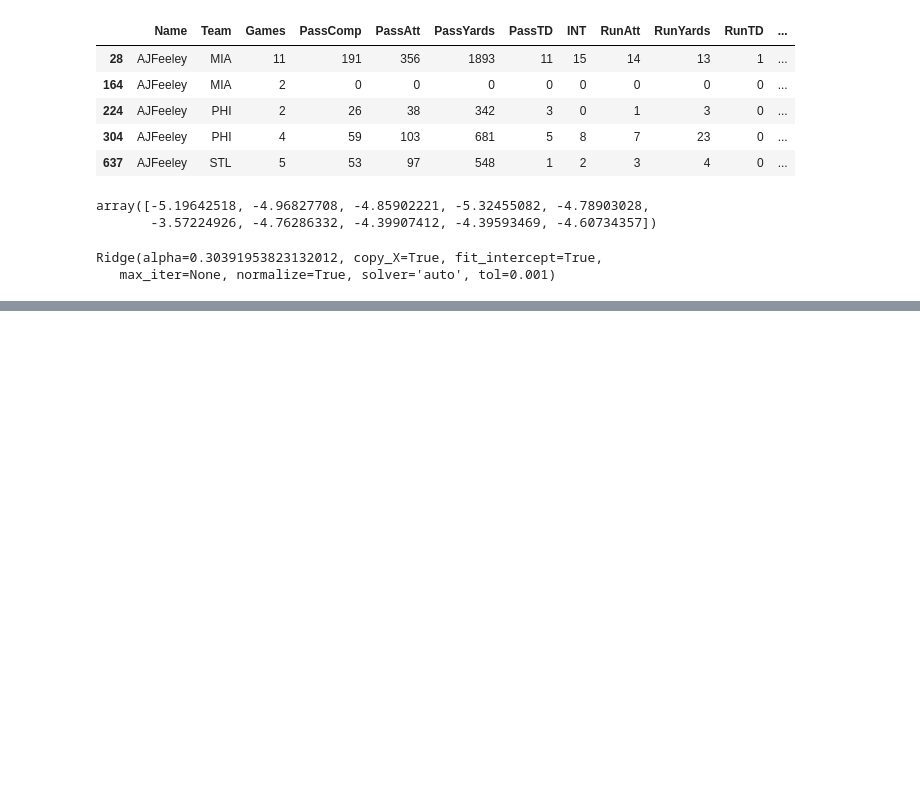
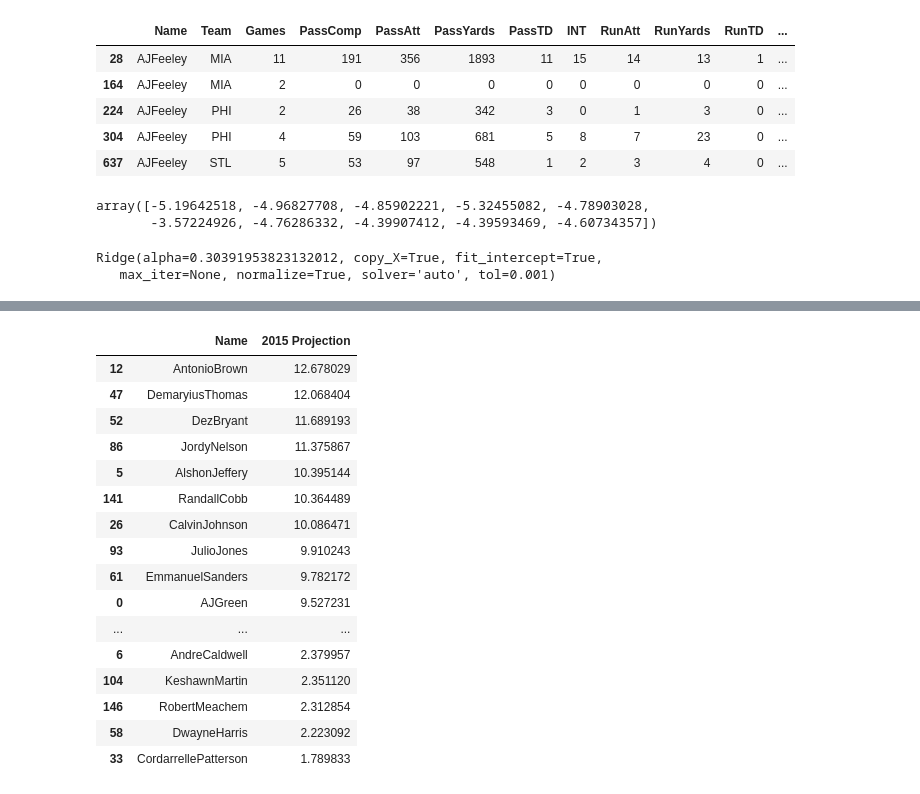
Before and after one commit to keithdlandry/player_stats, a Jupyter notebook: scripts/all_projections.ipynb, the cells around one changed output, grey strips where cells are left out. Saved outputs shown, nothing was run; the diff lists cells and outputs as text; code cells hidden in the pictures; blank space fills up the shorter version.

```diff
--- a/scripts/all_projections.ipynb
+++ b/scripts/all_projections.ipynb
@@ -102,0 +113,20 @@ qb_proj = training_data.ff qb_most_rec
+# %%
+wr_proj
+# %% [output]
+|  | Name | 2015 Projection |
+| 12 | AntonioBrown | 12.678029 |
+| 47 | DemaryiusThomas | 12.068404 |
+| 52 | DezBryant | 11.689193 |
+| 86 | JordyNelson | 11.375867 |
+| 5 | AlshonJeffery | 10.395144 |
+| 141 | RandallCobb | 10.364489 |
+| 26 | CalvinJohnson | 10.086471 |
+| 93 | JulioJones | 9.910243 |
+| 61 | EmmanuelSanders | 9.782172 |
+| 0 | AJGreen | 9.527231 |
+| ... | ... | ... |
+| 6 | AndreCaldwell | 2.379957 |
+| 104 | KeshawnMartin | 2.351120 |
+| 146 | RobertMeachem | 2.312854 |
+| 58 | DwayneHarris | 2.223092 |
+| 33 | CordarrellePatterson | 1.789833 |
```
Also changed, not shown: parts of 7 cells of this notebook.
